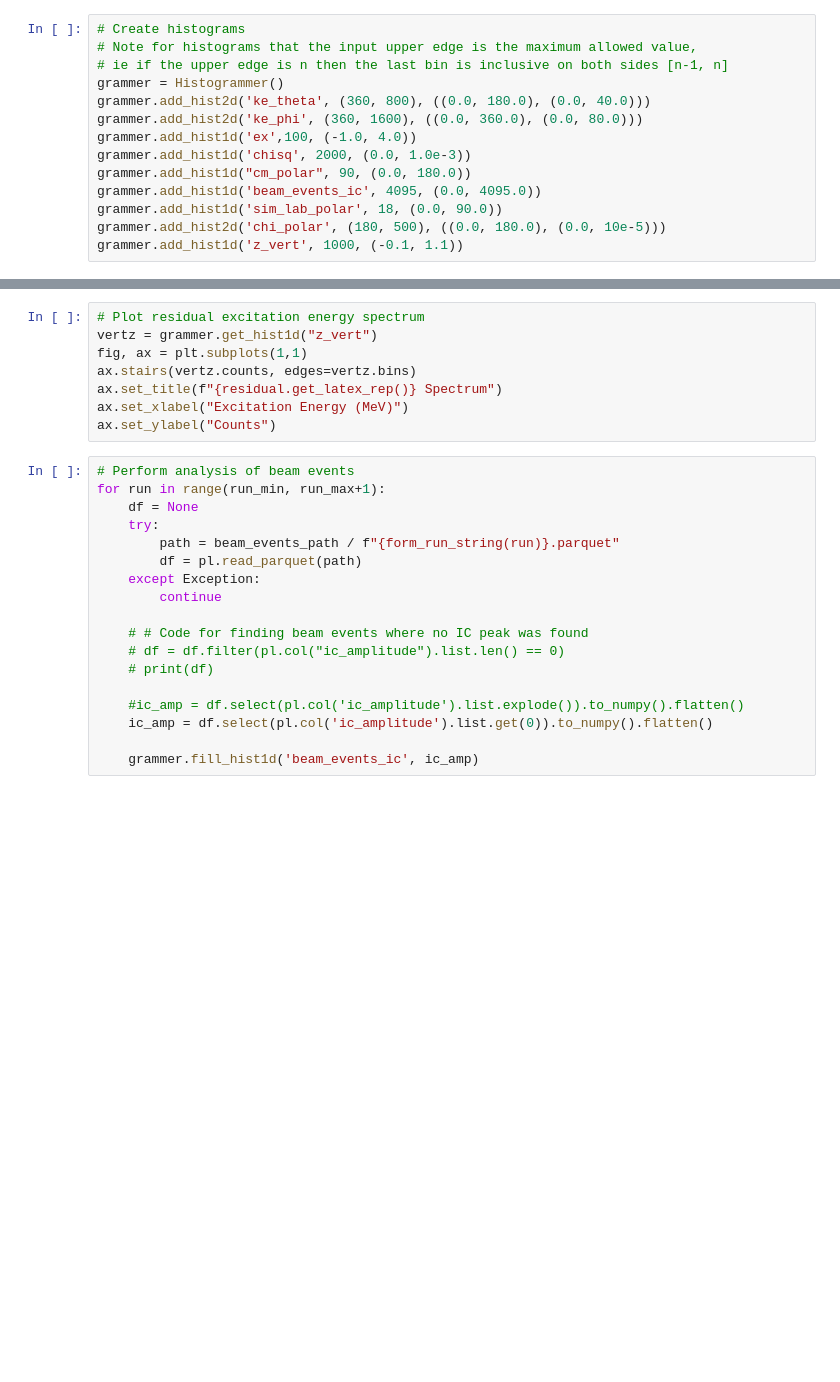
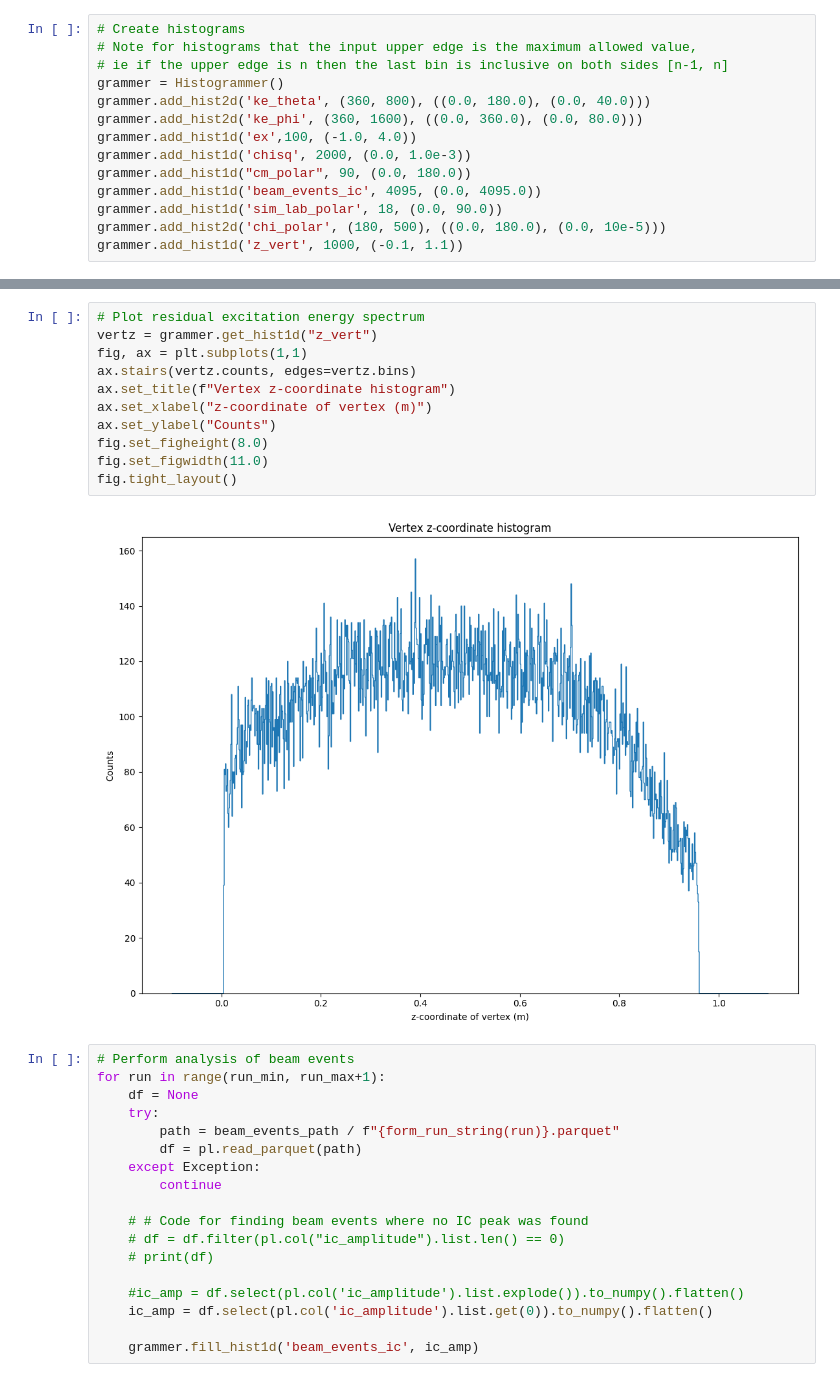
Before and after one commit to sigmanotation/e20009_analysis, a Jupyter notebook: notebooks/e20009_analysis.ipynb, the cells around one changed output, grey strips where cells are left out. Cells and saved outputs as stored; diff of their text form; blank space fills up the shorter version.

Commit message:
Updated analysis workbook with new kinematics plots. Currently still doing the fitting and background subtaction in the spectrum.

```diff
--- a/notebooks/e20009_analysis.ipynb
+++ b/notebooks/e20009_analysis.ipynb
@@ -201,11 +190,16 @@ print(f"Median chisq: {np.median(chisq)}")
 # %%
 # Plot residual excitation energy spectrum
 vertz = grammer.get_hist1d("z_vert")
 fig, ax = plt.subplots(1,1)
 ax.stairs(vertz.counts, edges=vertz.bins)
-ax.set_title(f"{residual.get_latex_rep()} Spectrum")
-ax.set_xlabel("Excitation Energy (MeV)")
+ax.set_title(f"Vertex z-coordinate histogram")
+ax.set_xlabel("z-coordinate of vertex (m)")
 ax.set_ylabel("Counts")
+fig.set_figheight(8.0)
+fig.set_figwidth(11.0)
+fig.tight_layout()
+# %% [output]
+[figure, added]
 # %%
 # Perform analysis of beam events
 for run in range(run_min, run_max+1):
```
Also changed, not shown: parts of 16 cells of this notebook, 1 other file.
